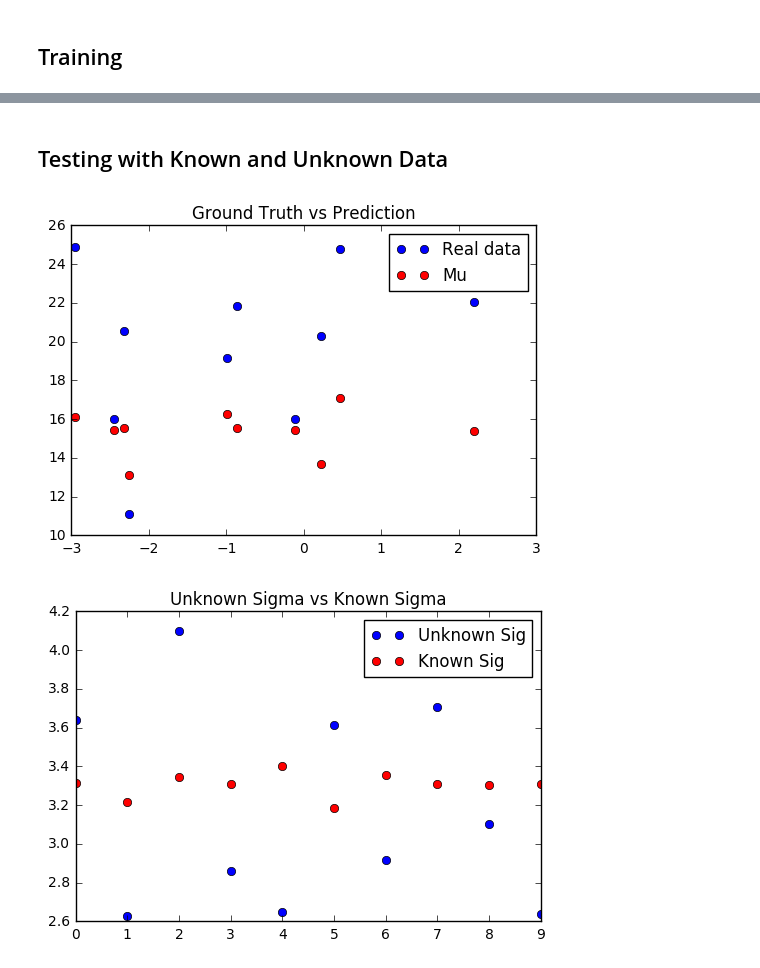
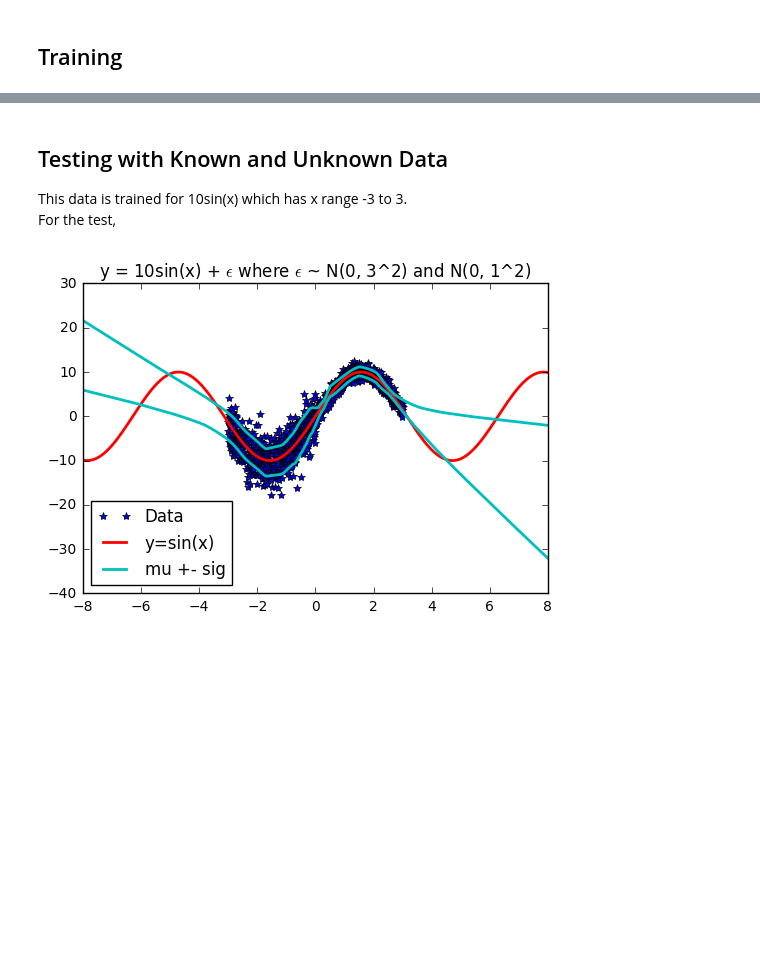
Before and after one commit to Kyushik/Predictive-Uncertainty-Estimation-using-Deep-Ensemble, a Jupyter notebook: Ensemble_Regression_ToyData.ipynb, the cells around one changed output, grey strips where cells are left out. Cells and saved outputs as stored; diff of their text form; code cells hidden in the pictures; blank space fills up the shorter version.

```diff
--- a/Ensemble_Regression_ToyData.ipynb
+++ b/Ensemble_Regression_ToyData.ipynb
@@ -14,7 +15,7 @@ import matplotlib.pyplot as plt
 ## Parameters
 # %%
 # Parameters of training
-Learning_rate = 0.0001
+Learning_rate = 0.01
 epsilon = 1e-8
 
 num_iter = 5000
@@ -36,7 +41,8 @@ dense_sig = [512, 1]
 # %%
 data_range = 3
 data_step = 0.005
-data_sigma = 3
+data_sigma1 = 3
+data_sigma2 = 1
 num_data = 1
 
 data_x = np.arange(-data_range, data_range + data_step, data_step)
@@ -46,8 +52,12 @@ data_y = np.zeros([data_x.shape[0], 1])
 data_y_true = np.zeros([data_x.shape[0], 1])
 
 for i in range(data_x.shape[0]):
-    data_y[i, 0] = (data_x[i,0] ** 3) + np.random.normal(0, data_sigma)
-    data_y_true[i, 0] = (data_x[i,0] ** 3)
+    if (data_x[i,0] < 0):
+        data_y[i, 0] = 10 * np.sin(data_x[i,0]) + np.random.normal(0, data_sigma1)
+    else:
+        data_y[i, 0] = 10 * np.sin(data_x[i,0]) + np.random.normal(0, data_sigma2)
+
+    data_y_true[i, 0] = 10 * np.sin(data_x[i,0])
 
 num_train_data = int(data_x.shape[0] * (1 - test_ratio))
 num_test_data  = data_x.shape[0] - num_train_data
@@ -60,10 +70,10 @@ test_y  = data_y[num_train_data:, :]
 print("Train data shape: " + str(train_x.shape))
 print("Test data shape: " + str(test_x.shape))
 
-plt.plot(data_x, data_y, 'bo')
+plt.plot(data_x, data_y, 'b*')
 plt.plot(data_x, data_y_true, 'r')
-plt.legend(['Data', 'y=x^3'])
-plt.title('y = x^3 + epsilon where epsilon ~ N(0, 3^2)')
+plt.legend(['Data', 'y=x^3'], loc = 'best')
+plt.title('y = 10sin(x) + $\epsilon$ where $\epsilon$ ~ N(0, 3^2) and N(0, 1^2)')
 plt.show()
 # %% [output]
 Train data shape: (1080, 1)
@@ -242,39 +253,48 @@ Real Value: [ 15.09130562]
-# %% [markdown]
-## Testing with Known and Unknown Data
+# %% [markdown]
+## Testing with Known and Unknown Data
+
+This data is trained for 10sin(x) which has x range -3 to 3. <br>
+For the test,
 # %%
 # Get Unknown dataset and test
-x_sample = np.random.uniform(-3, 3, size = (test_size,num_data))
+x_sample = np.arange(-8, 8 + 0.1, 0.1)
+x_sample = np.reshape(x_sample, [x_sample.shape[0], 1])
 
-out_mu_sample  = np.zeros([test_size, len(networks)])
-out_sig_sample = np.zeros([test_size, len(networks)])
+y_sample = np.zeros([x_sample.shape[0], 1])
+
+for i in range(x_sample.shape[0]):
+    y_sample[i, 0] = 10 * np.sin(x_sample[i,0])
+
+# output for ensemble network
+out_mu_sample  = np.zeros([x_sample.shape[0], len(networks)])
+out_sig_sample = np.zeros([x_sample.shape[0], len(networks)])
+
+# output for single network
+out_mu_single  = np.zeros([x_sample.shape[0], 1])
+out_sig_single = np.zeros([x_sample.shape[0], 1])
 
 for i in range(len(networks)):
     mu_sample, sig_sample = sess.run([output_mu_list[i], output_sig_list[i]],
                                       feed_dict = {x_list[i]: x_sample})
 
-    out_mu_sample[:,i]  = np.reshape(mu_sample, (test_size))
-    out_sig_sample[:,i] = np.reshape(sig_sample, (test_size))
+    out_mu_sample[:,i]  = np.reshape(mu_sample, (x_sample.shape[0]))
+    out_sig_sample[:,i] = np.reshape(sig_sample, (x_sample.shape[0]))
+
+    out_mu_single[:,0]  = np.reshape(mu_sample[:,0], (x_sample.shape[0]))
+    out_sig_single[:,0] = np.reshape(sig_sample[:,0], (x_sample.shape[0]))
 
 out_mu_sample_final  = np.mean(out_mu_sample, axis = 1)
 out_sig_sample_final = np.sqrt(np.mean(out_sig_sample + np.square(out_mu_sample), axis = 1) - np.square(out_mu_sample_final))
 
-# Plot mean and variable vs real data
 plt.figure(1)
-plt.hold
-plt.plot(x_sample, batch_y_test, 'bo')
-plt.plot(x_sample, out_mu_final, 'ro')
-plt.legend(['Real data', 'Mu'], loc = 'best')
-plt.title('Ground Truth vs Prediction')
+plt.plot(data_x, data_y, 'b*')
+plt.plot(x_sample, y_sample, 'r', linewidth = 2)
+plt.plot(x_sample, out_mu_sample_final - out_sig_sample_final, 'c', linewidth = 2)
+plt.plot(x_sample, out_mu_sample_final + out_sig_sample_final, 'c', linewidth = 2)
 
-# Plot comparison of known sig and unknown sig
-plt.figure(2)
-plt.hold
-plt.plot(out_sig_sample_final, 'bo')
-plt.plot(out_sig_final, 'ro')
-plt.legend(['Unknown Sig', 'Known Sig'], loc = 'best')
-plt.title('Unknown Sigma vs Known Sigma')
+plt.legend(['Data', 'y=sin(x)', 'mu +- sig'], loc='best')
+plt.title('y = 10sin(x) + $\epsilon$ where $\epsilon$ ~ N(0, 3^2) and N(0, 1^2)')
 
 plt.show()
 # %% [output]
-[figure, old version]
+[figure, new version]
-[figure, removed]
```
Also changed, not shown: parts of 7 cells of this notebook, 5 other files.
